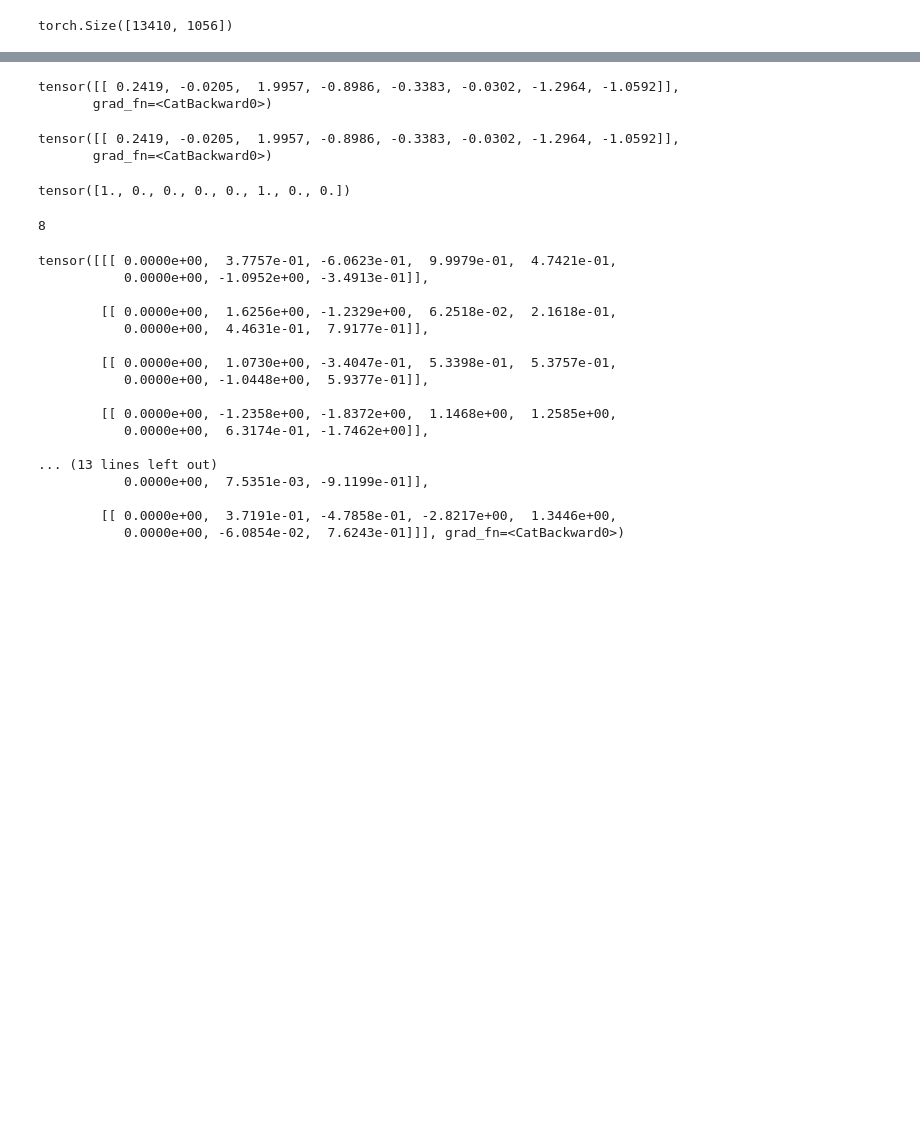
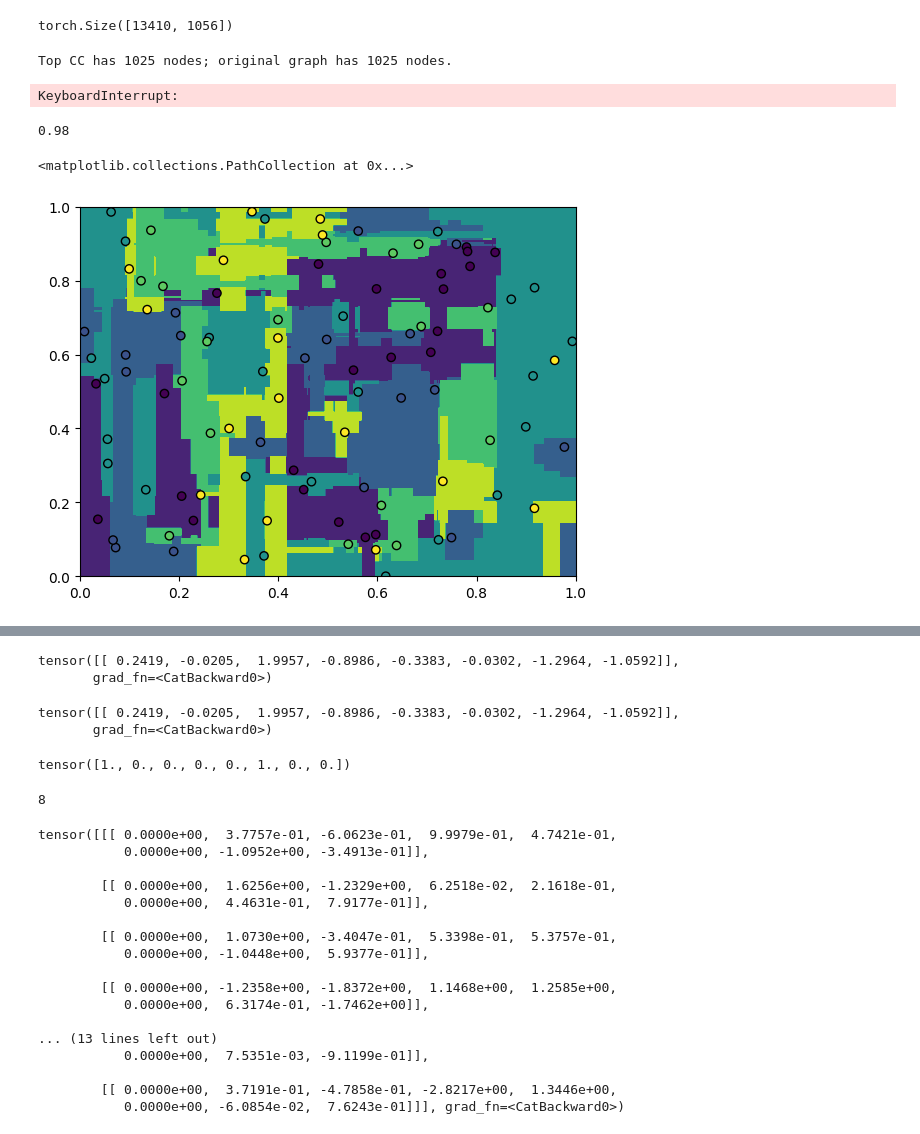
Before and after one commit to qc2321/embedders, a Jupyter notebook: notebooks/scratch.ipynb, the cells around one changed output, grey strips where cells are left out. Cells and saved outputs as stored; diff of their text form; code cells hidden in the pictures; blank space fills up the shorter version.

```diff
--- a/notebooks/scratch.ipynb
+++ b/notebooks/scratch.ipynb
@@ -12,0 +10,41 @@ torch.Size([13410, 1056])
+# %%
+import embedders
+
+dists, y, adj = embedders.dataloaders.load("cs_phds")
+pm = embedders.manifolds.ProductManifold(signature=[(-1, 2)] * 5)
+embedders.coordinate_learning.train_coords(
+    pm, dists, learning_rate=1e-2, burn_in_learning_rate=1e-3, burn_in_iterations=1000, training_iterations=2000
+)
+# %% [output]
+Top CC has 1025 nodes; original graph has 1025 nodes.
+KeyboardInterrupt:
+# %%
+import numpy as np
+from sklearn.tree import DecisionTreeClassifier
+from sklearn.ensemble import RandomForestClassifier, RandomForestRegressor
+from sklearn.neighbors import KNeighborsClassifier, KNeighborsRegressor
+
+X = np.random.rand(100, 2)
+y = np.random.randint(0, 5, 100)
+# dt = DecisionTreeClassifier(max_depth=None)
+# dt = RandomForestClassifier(n_estimators=10, max_depth=None, max_features=None)
+# dt = KNeighborsClassifier(n_neighbors=5)
+# dt = KNeighborsRegressor(n_neighbors=5)
+
+dt.fit(X, y)
+print(dt.score(X, y))
+
+_x = np.linspace(0, 1, 1001)
+_y = np.linspace(0, 1, 1001)
+_X, _Y = np.meshgrid(_x, _y)
+Z = dt.predict(np.c_[_X.ravel(), _Y.ravel()]).reshape(_X.shape)
+
+import matplotlib.pyplot as plt
+
+plt.contourf(_X, _Y, Z, levels=5)
+# Black border for points
+plt.scatter(X[:,0], X[:,1], c=y, edgecolors='black')
+# %% [output]
+0.98
+<matplotlib.collections.PathCollection at 0x...>
+[figure, added]
```
Also changed, not shown: parts of 2 cells of this notebook, 3 other files.
